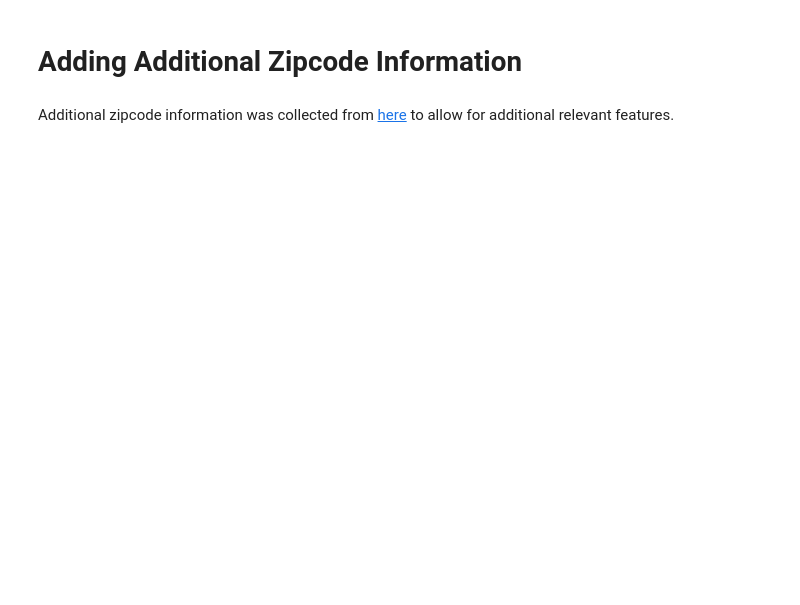
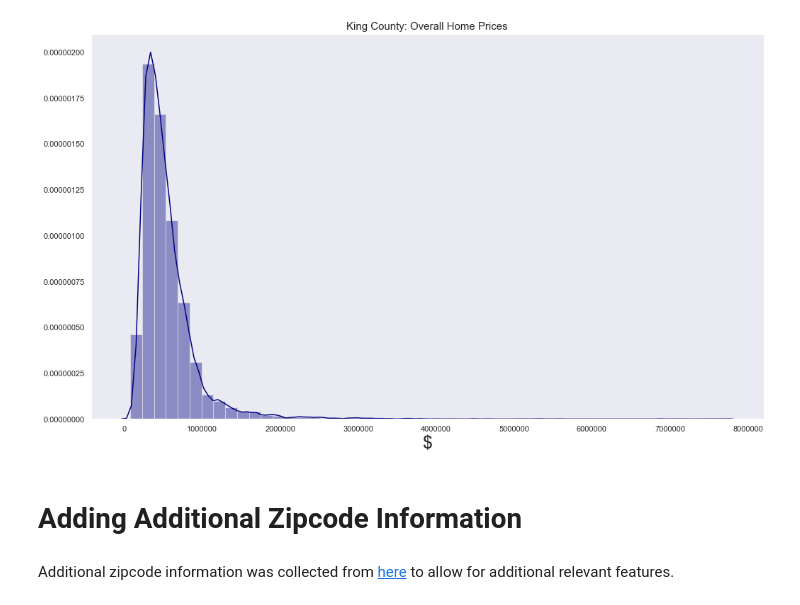
Before and after one commit to brenfrrs/kings_county_housing, a Jupyter notebook: EDA/final_draft.ipynb, the cells around one changed output. Saved outputs shown, nothing was run; the diff lists cells and outputs as text; code cells hidden in the pictures; blank space fills up the shorter version.

```diff
--- a/EDA/final_draft.ipynb
+++ b/EDA/final_draft.ipynb
@@ -39,3 +56,13 @@ training_data.head(4)
+# %%
+#fig, ax = plt.subplots(figsize = (15,15))
+sns.set_style('dark')
+sns.distplot(training_data['price'], color='navy')
+
+sns.set(rc={'figure.figsize':(17,10)})
+plt.xlabel("$", fontsize= 25)
+plt.title("King County: Overall Home Prices", fontsize= 15);
+# %% [output]
+[figure, added]
 # %% [markdown]
 # Adding Additional Zipcode Information
 # %% [markdown]
```
Also changed, not shown: parts of 11 cells of this notebook.
